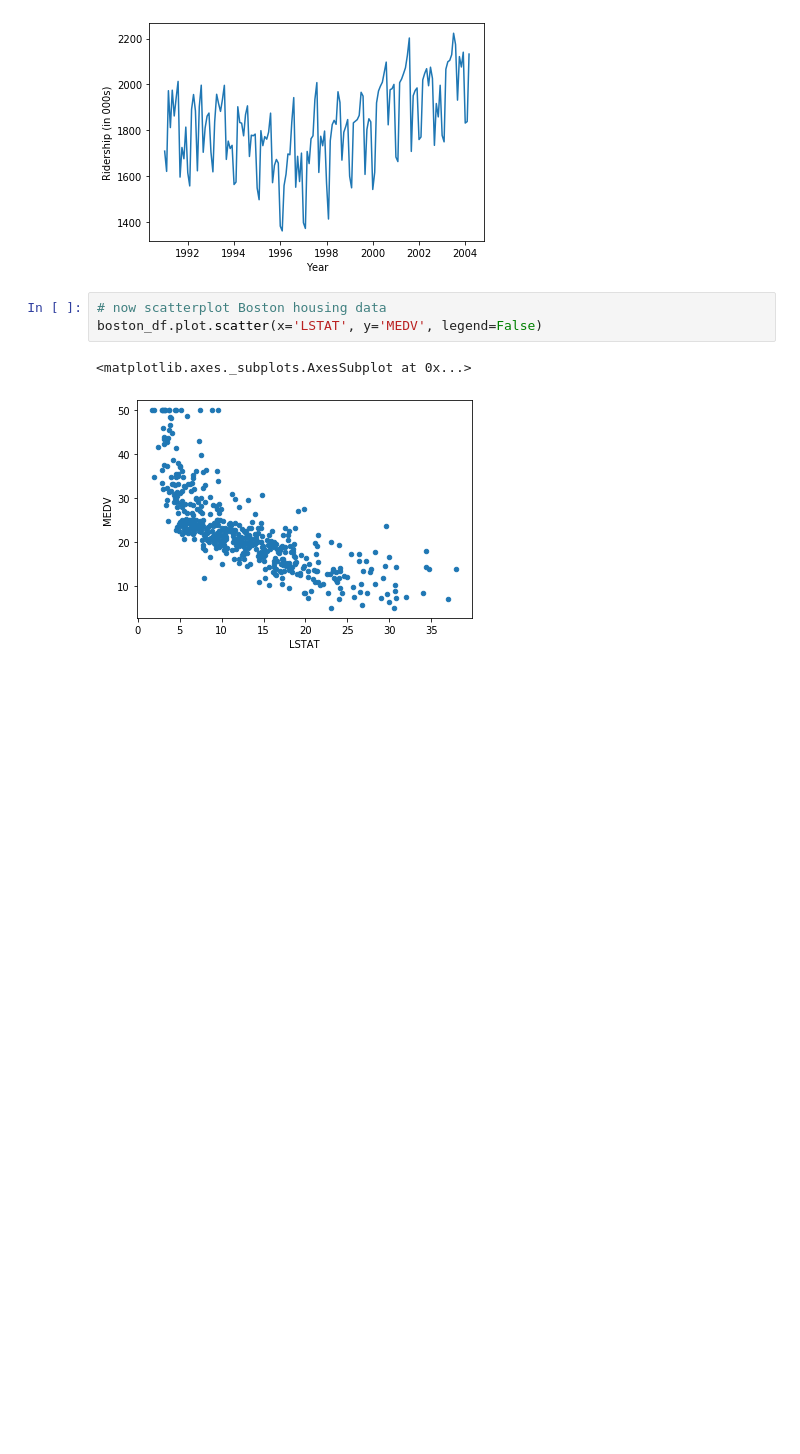
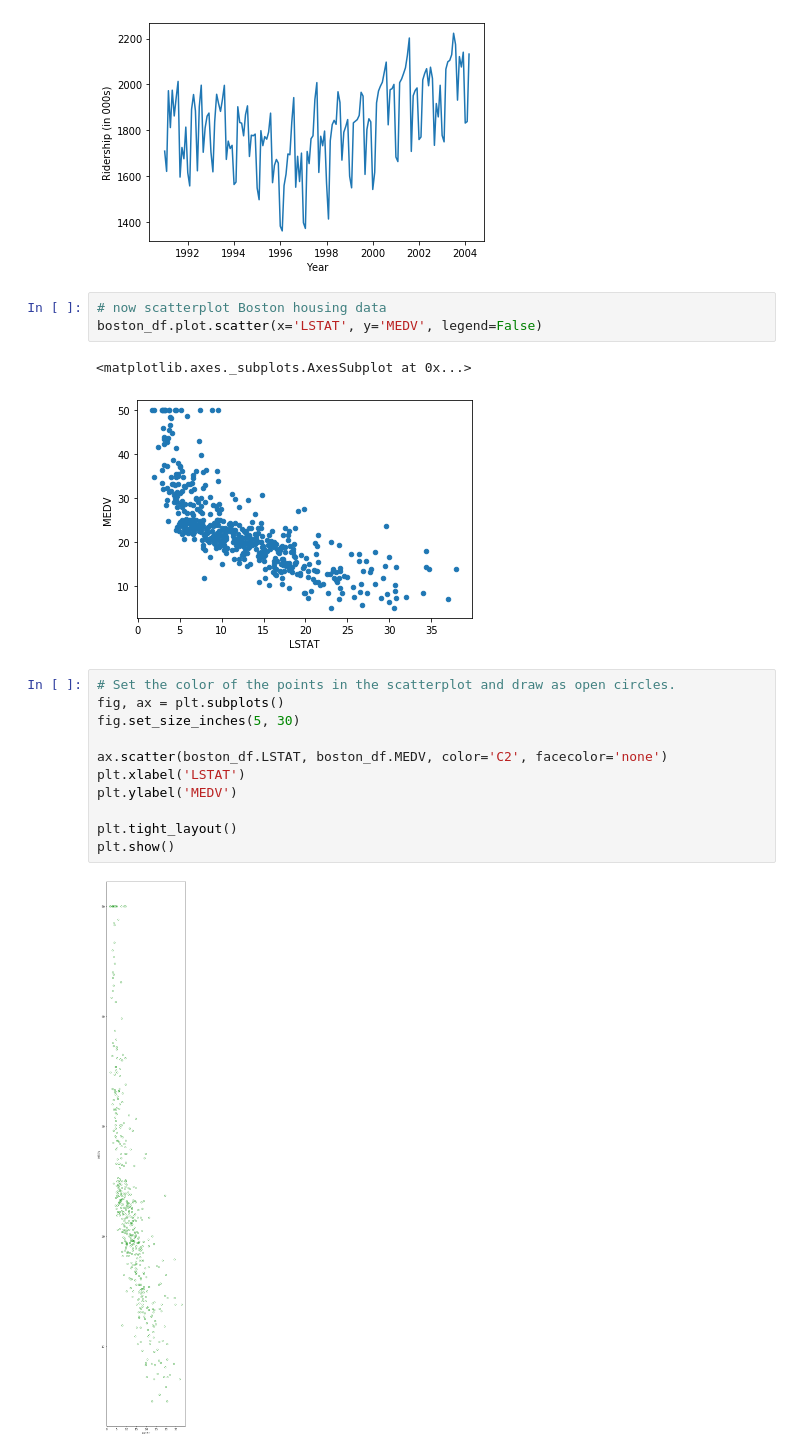
Before and after one commit to davideliason/DM4BA_Personal_Practice, a Jupyter notebook: DataVisualization_BostonHousingDataset.ipynb, the cells around one changed output. Drawn from its saved outputs; the diff is of its cells as text; blank space fills up the shorter version.

Commit message:
set scatterplot points to green and draw as open circles

```diff
--- a/DataVisualization_BostonHousingDataset.ipynb
+++ b/DataVisualization_BostonHousingDataset.ipynb
@@ -122,3 +122,16 @@ boston_df.plot.scatter(x='LSTAT', y='MEDV', legend=False)
 # %% [output]
 <matplotlib.axes._subplots.AxesSubplot at 0x...>
 [figure]
+# %%
+# Set the color of the points in the scatterplot and draw as open circles.
+fig, ax = plt.subplots()
+fig.set_size_inches(5, 30)
+
+ax.scatter(boston_df.LSTAT, boston_df.MEDV, color='C2', facecolor='none')
+plt.xlabel('LSTAT')
+plt.ylabel('MEDV')
+
+plt.tight_layout()
+plt.show()
+# %% [output]
+[figure, added]
```
